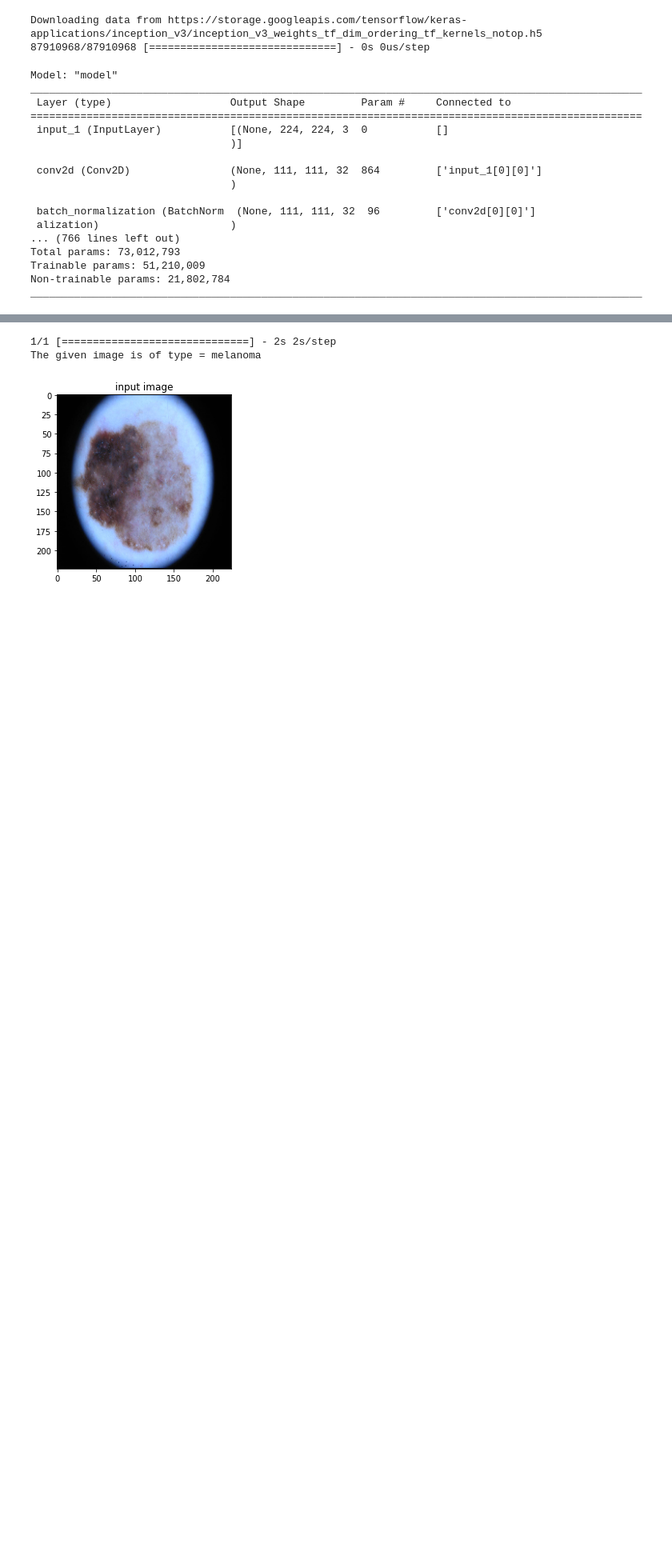
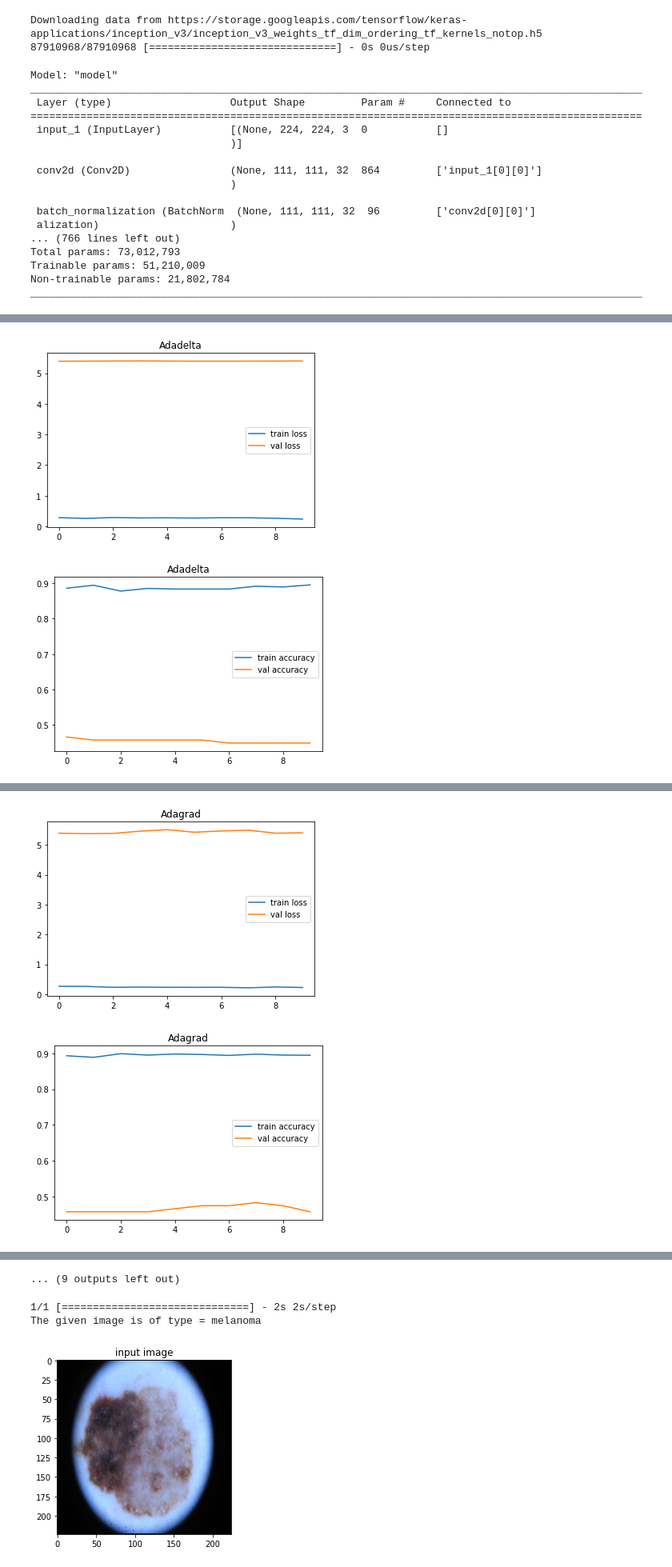
Before and after one commit to anurag-singh2001/skin-cancer-detection-project, a Jupyter notebook: Transfer_learning.ipynb, the cells around one changed output, grey strips where cells are left out. Shown at 80% size. Cells and saved outputs as stored; diff of their text form; code cells hidden in the pictures; blank space fills up the shorter version.

Commit message:
Trained InceptionV3 model using different optimizers

```diff
--- a/Transfer_learning.ipynb
+++ b/Transfer_learning.ipynb
@@ -373,0 +325,18 @@ plt.show()
+# %%
+base_dir = "/content/drive/My Drive/skin dataset"
+train_datagen = ImageDataGenerator(rescale = 1./255,
+                                   shear_range = 0.2,
+                                   zoom_range = 0.2,
+                                   horizontal_flip = True)
+
+test_datagen = ImageDataGenerator(rescale = 1./255)
+
+training_set = train_datagen.flow_from_directory(base_dir+'/Train',
+                                                 target_size = (224, 224),
+                                                 batch_size = 32,
+                                                 class_mode = 'categorical')
+
+test_set = test_datagen.flow_from_directory(base_dir+'/Test',
+                                            target_size = (224, 224),
+                                            batch_size = 32,
+                                            class_mode = 'categorical')
@@ -373,0 +346,28 @@ plt.show()
+# %%
+optimizers = ['Adadelta', 'Adagrad', 'Adam', 'AdaMax', 'RMSprop', 'SGD','Nadam']
+for i in optimizers:
+  model.compile(
+  loss='categorical_crossentropy',
+  optimizer=i,
+  metrics=['accuracy']
+)
+  r = model.fit_generator(
+  training_set,
+  validation_data=test_set,
+  epochs=10,
+  steps_per_epoch=len(training_set),
+  validation_steps=len(test_set)
+)
+
+  plt.plot(r.history['loss'], label='train loss')
+  plt.plot(r.history['val_loss'], label='val loss')
+  plt.legend()
+  plt.title(i)
+  plt.show()
+
+  plt.plot(r.history['accuracy'], label='train accuracy')
+  plt.plot(r.history['val_accuracy'], label='val accuracy')
+  plt.legend()
+  plt.title(i)
+  plt.show()
+# %% [output]
@@ -373,0 +394,2 @@ plt.show()
+[figure, added]
+[figure, added]
@@ -373,0 +416,2 @@ plt.show()
+[figure, added]
+[figure, added]
@@ -374,3 +462,4 @@ plt.show()
+... (9 outputs left out)
 # %%
 model.save('model_inception.h5')
 # %%
```
Also changed, not shown: parts of 6 cells of this notebook.
